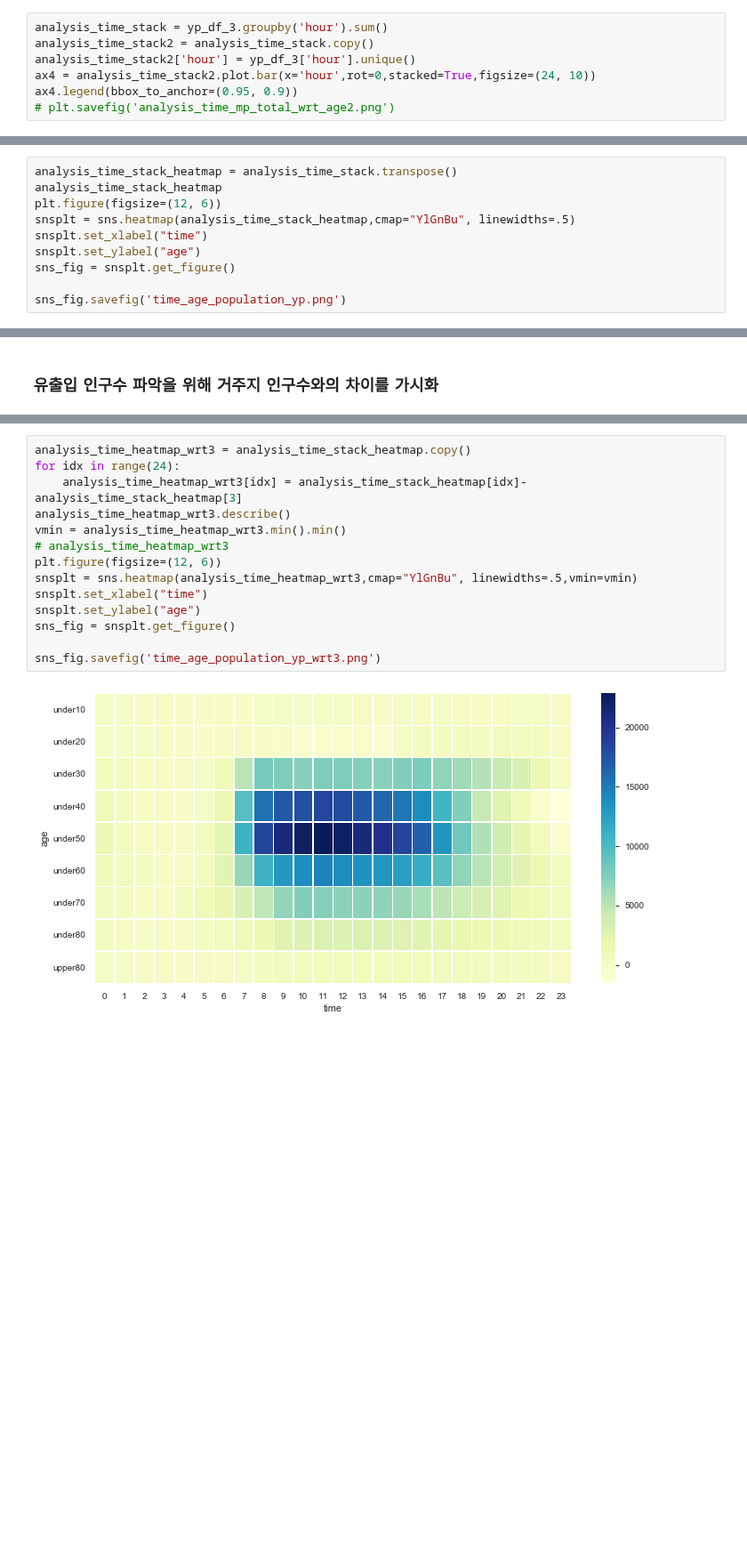
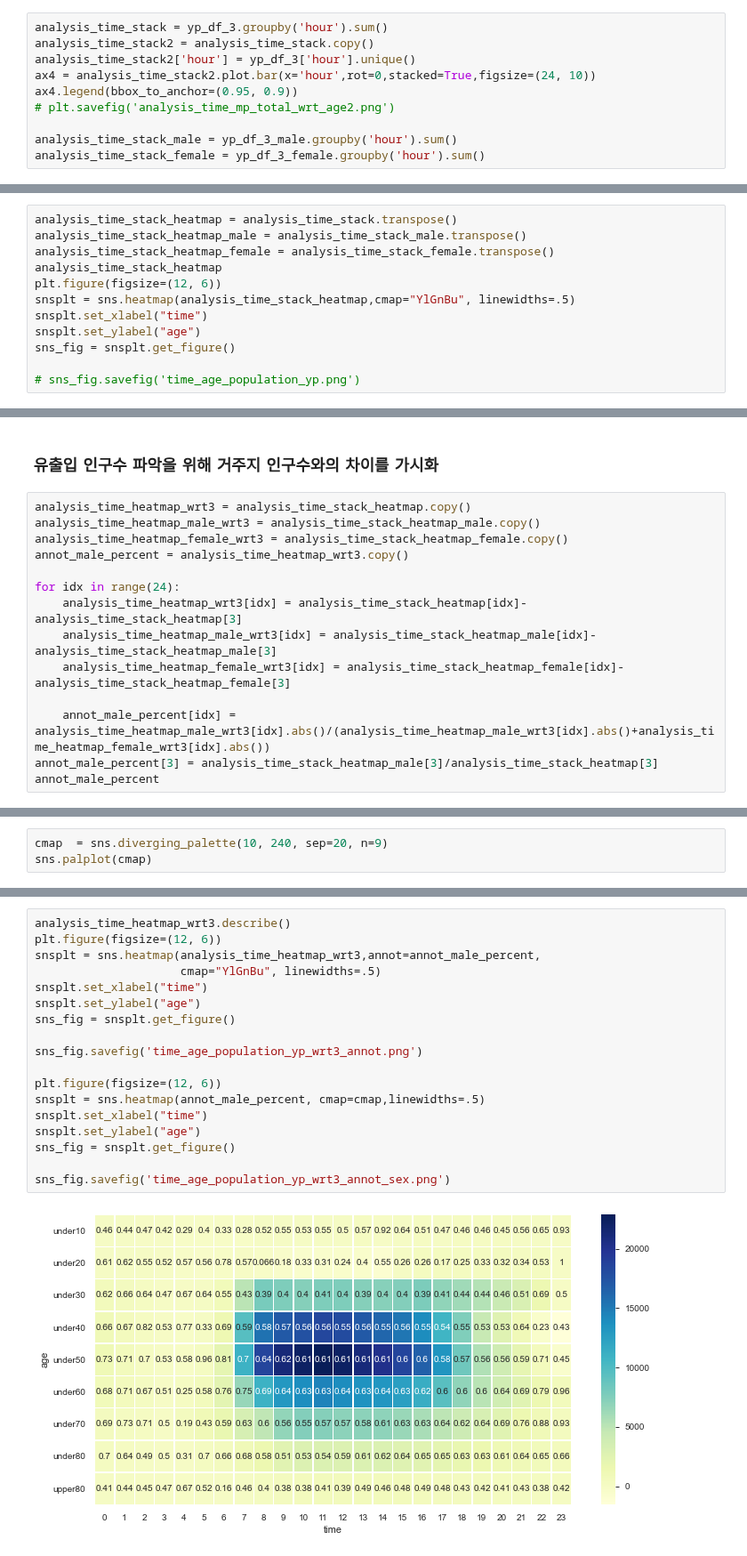
Before and after one commit to Edwardkim0/Place_trend_analysis, a Jupyter notebook: eda.ipynb, the cells around one changed output, grey strips where cells are left out. Shown at 89% size. Drawn from its saved outputs; the diff is of its cells as text; blank space fills up the shorter version.

```diff
--- a/eda.ipynb
+++ b/eda.ipynb
@@ -173,4 +208,7 @@ analysis_time_stack2['hour'] = yp_df_3['hour'].unique()
 ax4 = analysis_time_stack2.plot.bar(x='hour',rot=0,stacked=True,figsize=(24, 10))
 ax4.legend(bbox_to_anchor=(0.95, 0.9))
 # plt.savefig('analysis_time_mp_total_wrt_age2.png')
+
+analysis_time_stack_male = yp_df_3_male.groupby('hour').sum()
+analysis_time_stack_female = yp_df_3_female.groupby('hour').sum()
 # %% [output]
@@ -178,6 +215,8 @@ ax4.legend(bbox_to_anchor=(0.95, 0.9))
 [figure]
 # %%
 analysis_time_stack_heatmap = analysis_time_stack.transpose()
+analysis_time_stack_heatmap_male = analysis_time_stack_male.transpose()
+analysis_time_stack_heatmap_female = analysis_time_stack_female.transpose()
 analysis_time_stack_heatmap
 plt.figure(figsize=(12, 6))
 snsplt = sns.heatmap(analysis_time_stack_heatmap,cmap="YlGnBu", linewidths=.5)
@@ -185,5 +224,5 @@ snsplt.set_xlabel("time")
 snsplt.set_ylabel("age")
 sns_fig = snsplt.get_figure()
 
-sns_fig.savefig('time_age_population_yp.png')
+# sns_fig.savefig('time_age_population_yp.png')
 # %% [output]
@@ -205,2 +230,16 @@ analysis_time_stack_heatmap
 # %% [markdown]
 ### 유출입 인구수 파악을 위해 거주지 인구수와의 차이를 가시화
+# %%
+analysis_time_heatmap_wrt3 = analysis_time_stack_heatmap.copy()
+analysis_time_heatmap_male_wrt3 = analysis_time_stack_heatmap_male.copy()
+analysis_time_heatmap_female_wrt3 = analysis_time_stack_heatmap_female.copy()
+annot_male_percent = analysis_time_heatmap_wrt3.copy()
+
+for idx in range(24):
+    analysis_time_heatmap_wrt3[idx] = analysis_time_stack_heatmap[idx]-analysis_time_stack_heatmap[3]
+    analysis_time_heatmap_male_wrt3[idx] = analysis_time_stack_heatmap_male[idx]-analysis_time_stack_heatmap_male[3]
+    analysis_time_heatmap_female_wrt3[idx] = analysis_time_stack_heatmap_female[idx]-analysis_time_stack_heatmap_female[3]
+
+    annot_male_percent[idx] = analysis_time_heatmap_male_wrt3[idx].abs()/(analysis_time_heatmap_male_wrt3[idx].abs()+analysis_time_heatmap_female_wrt3[idx].abs())
+annot_male_percent[3] = analysis_time_stack_heatmap_male[3]/analysis_time_stack_heatmap[3]
+annot_male_percent
@@ -206,0 +258,3 @@ analysis_time_stack_heatmap
+# %%
+cmap  = sns.diverging_palette(10, 240, sep=20, n=9)
+sns.palplot(cmap)
@@ -207,16 +263,20 @@ analysis_time_stack_heatmap
 # %%
-analysis_time_heatmap_wrt3 = analysis_time_stack_heatmap.copy()
-for idx in range(24):
-    analysis_time_heatmap_wrt3[idx] = analysis_time_stack_heatmap[idx]-analysis_time_stack_heatmap[3]
 analysis_time_heatmap_wrt3.describe()
-vmin = analysis_time_heatmap_wrt3.min().min()
-# analysis_time_heatmap_wrt3
 plt.figure(figsize=(12, 6))
-snsplt = sns.heatmap(analysis_time_heatmap_wrt3,cmap="YlGnBu", linewidths=.5,vmin=vmin)
+snsplt = sns.heatmap(analysis_time_heatmap_wrt3,annot=annot_male_percent,
+                     cmap="YlGnBu", linewidths=.5)
 snsplt.set_xlabel("time")
 snsplt.set_ylabel("age")
 sns_fig = snsplt.get_figure()
 
-sns_fig.savefig('time_age_population_yp_wrt3.png')
+sns_fig.savefig('time_age_population_yp_wrt3_annot.png')
+
+plt.figure(figsize=(12, 6))
+snsplt = sns.heatmap(annot_male_percent, cmap=cmap,linewidths=.5)
+snsplt.set_xlabel("time")
+snsplt.set_ylabel("age")
+sns_fig = snsplt.get_figure()
+
+sns_fig.savefig('time_age_population_yp_wrt3_annot_sex.png')
 # %% [output]
-[figure, old version]
+[figure, new version]
```
Also changed, not shown: parts of 10 cells of this notebook, 8 other files.
